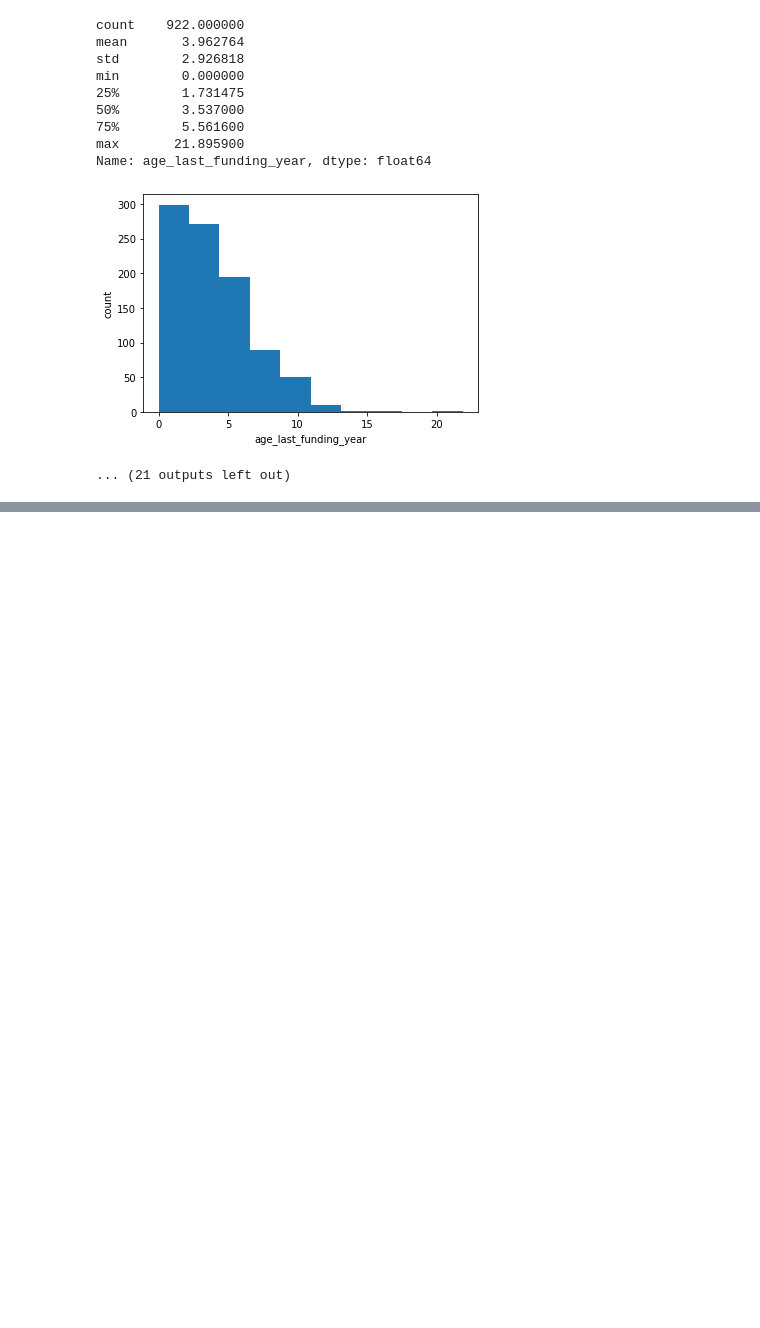
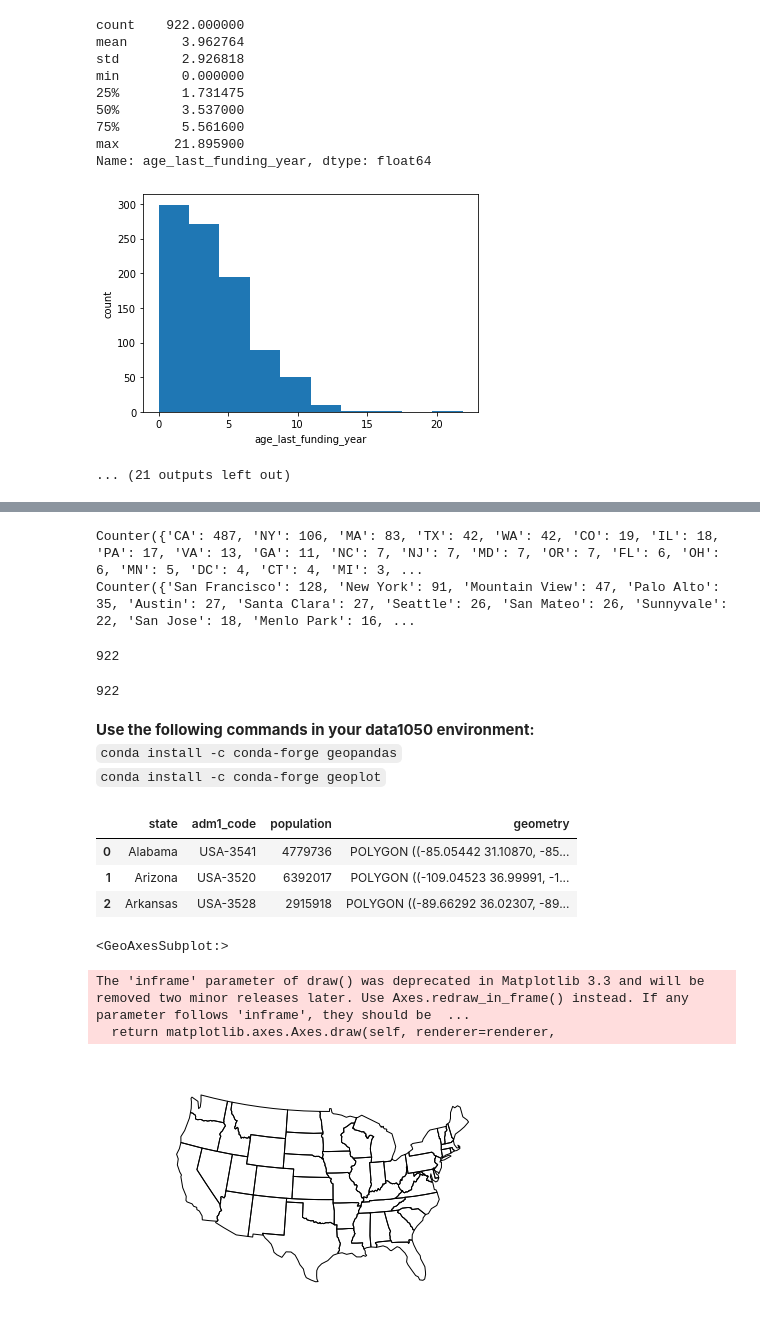
Before and after one commit to akshay7424/Data1050-Startup-Data-Final-Project, a Jupyter notebook: Visualization.ipynb, the cells around one changed output, grey strips where cells are left out. Cells and saved outputs as stored; diff of their text form; code cells hidden in the pictures; blank space fills up the shorter version.

Commit message:
Trying again to add my visualization work from Saturday night on Sunday night

```diff
--- a/Visualization.ipynb
+++ b/Visualization.ipynb
@@ -64,0 +100,22 @@ Name: age_last_funding_year, dtype: float64
+# %%
+for state in df.state_code:
+    state_counter[state] += 1
+for city in df.city:
+    city_counter[city] += 1
+print(state_counter)
+print(city_counter)
+# %% [output]
+Counter({'CA': 487, 'NY': 106, 'MA': 83, 'TX': 42, 'WA': 42, 'CO': 19, 'IL': 18, 'PA': 17, 'VA': 13, 'GA': 11, 'NC': 7, 'NJ': 7, 'MD': 7, 'OR': 7, 'FL': 6, 'OH': 6, 'MN': 5, 'DC': 4, 'CT': 4, 'MI': 3, ...
+Counter({'San Francisco': 128, 'New York': 91, 'Mountain View': 47, 'Palo Alto': 35, 'Austin': 27, 'Santa Clara': 27, 'Seattle': 26, 'San Mateo': 26, 'Sunnyvale': 22, 'San Jose': 18, 'Menlo Park': 16, ...
+# %%
+sum(state_counter.values())
+# %% [output]
+922
+# %%
+sum(city_counter.values())
+# %% [output]
+922
+# %% [markdown]
+__Use the following commands in your data1050 environment:__ <br>
+`conda install -c conda-forge geopandas` <br>
+`conda install -c conda-forge geoplot`
@@ -64,0 +126,11 @@ Name: age_last_funding_year, dtype: float64
+# %%
+contiguous_usa = gpd.read_file(
+  gplt.datasets.get_path('contiguous_usa')
+)
+contiguous_usa = contiguous_usa.sort_values('state').reset_index(drop=True) # Alphabetize the states list
+contiguous_usa.head(3)
+# %% [output]
+|  | state | adm1_code | population | geometry |
+| 0 | Alabama | USA-3541 | 4779736 | POLYGON ((-85.05442 31.10870, -85... |
+| 1 | Arizona | USA-3520 | 6392017 | POLYGON ((-109.04523 36.99991, -1... |
+| 2 | Arkansas | USA-3528 | 2915918 | POLYGON ((-89.66292 36.02307, -89... |
@@ -64,0 +139,7 @@ Name: age_last_funding_year, dtype: float64
+# %%
+gplt.polyplot(contiguous_usa, projection=gcrs.AlbersEqualArea())
+# %% [output]
+<GeoAxesSubplot:>
+The 'inframe' parameter of draw() was deprecated in Matplotlib 3.3 and will be removed two minor releases later. Use Axes.redraw_in_frame() instead. If any parameter follows 'inframe', they should be  ...
+  return matplotlib.axes.Axes.draw(self, renderer=renderer,
+[figure, added]
```
Also changed, not shown: parts of 9 cells of this notebook, 1 other file.
